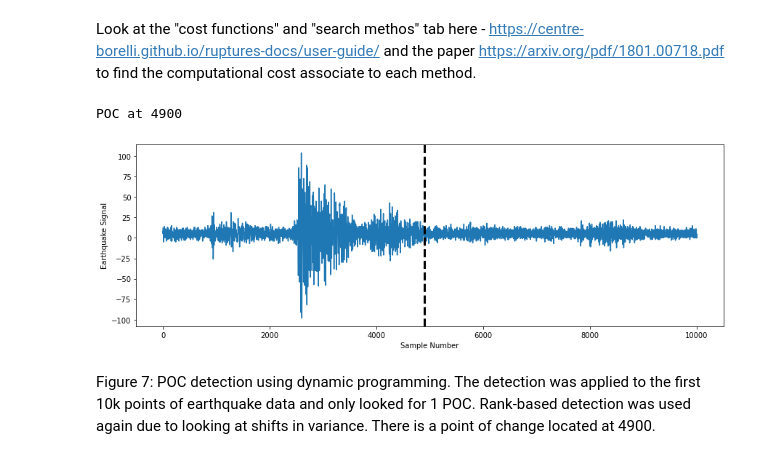
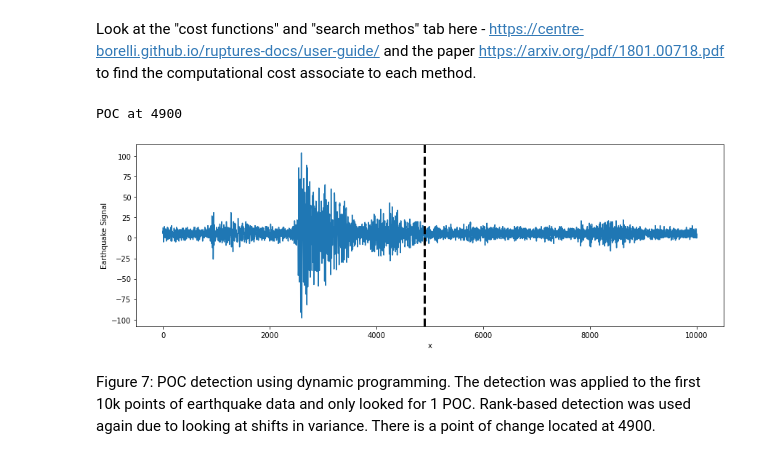
Before and after one commit to justlab11/MLTSA22_JLabombard, a Jupyter notebook: HW6/HW6_JLabombard.ipynb, the cells around one changed output. Saved outputs shown, nothing was run; the diff lists cells and outputs as text; code cells hidden in the pictures.

```diff
--- a/HW6/HW6_JLabombard.ipynb
+++ b/HW6/HW6_JLabombard.ipynb
@@ -234,15 +234,15 @@ eq1_1k = eq1.acoustic_data.values[:1000]
 # %%
 algo1 = rpt.Dynp(model="rbf", jump=100).fit(eq1_10k)
 result = algo1.predict(n_bkps=1)
 
 print(f"POC at {result[0]}")
 rpt.display(eq1_10k, [], result, figsize=(12, 4))
-pl.xlabel("Sample Number")
+pl.xlabel("x")
 pl.ylabel("Earthquake Signal")
 pl.show()
 # %% [output]
 POC at 4900
-[figure, old version]
+[figure, new version]
 # %% [markdown]
 Figure 7: POC detection using dynamic programming. The detection was applied to the first 10k points of earthquake data and only looked for 1 POC. Rank-based detection was used again due to looking at shifts in variance. There is a point of change located at 4900.
 # %% [markdown]
```
Also changed, not shown: parts of 5 cells of this notebook.
